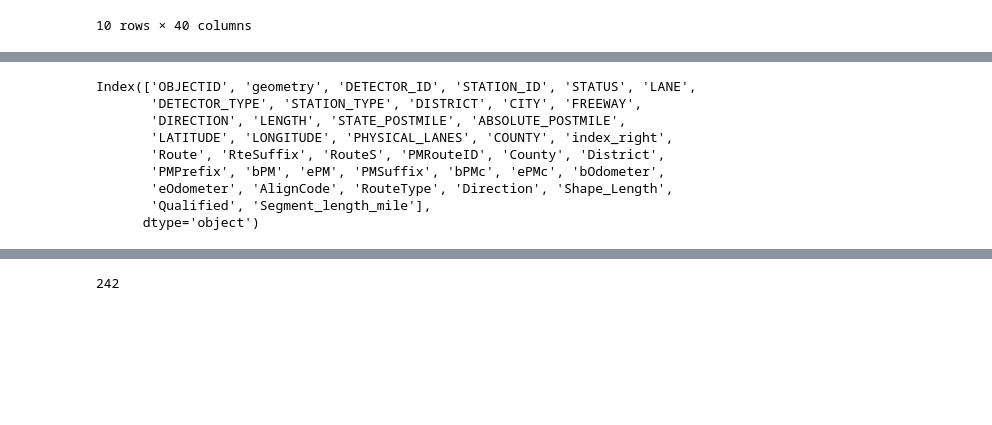
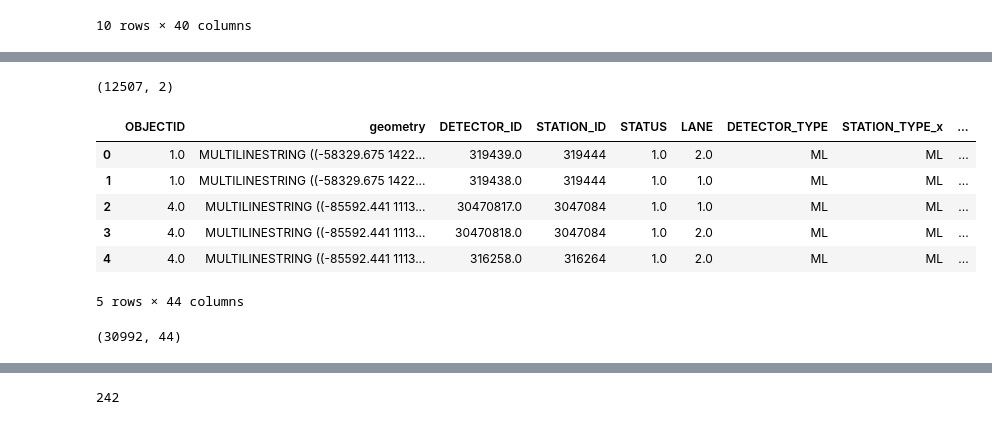
Before and after one commit to mmmiah/PeMS-Coverage, a Jupyter notebook: PeMS Coverage.ipynb, the cells around one changed output, grey strips where cells are left out. Saved outputs shown, nothing was run; the diff lists cells and outputs as text; code cells hidden in the pictures; blank space fills up the shorter version.

```diff
--- a/PeMS Coverage.ipynb
+++ b/PeMS Coverage.ipynb
@@ -357,0 +362,9 @@ shs_pems_meta_joined2.head(10)
+# %%
+# read addt for 2024 that is calculated based on 2023 data
+aadt=pd.read_csv('2024_aadt.csv')
+aadt1=aadt[['STATION_ID', 'STATION_TYPE','AADT_1']]
+aadt1.rename(columns={'AADT_1':'AADT'},inplace=True)
+# same station was located in two different counties, lets take a single average aadt
+average_aadt = aadt1.groupby(['STATION_ID', 'STATION_TYPE'])['AADT'].mean().reset_index()
+average_aadt['AADT_Thousands']=average_aadt['AADT']/1000
+average_aadt.head()
@@ -357,0 +382,8 @@ shs_pems_meta_joined2.head(10)
+# %%
+shs_pems_meta_joined3=pd.merge(shs_pems_meta_joined2,average_aadt, on=['STATION_ID'], how='outer')
+
+# Filter to match the shape of shs_pems_meta_joined2
+shs_pems_meta_joined3 = shs_pems_meta_joined3.loc[
+    shs_pems_meta_joined3['STATION_ID'].isin(shs_pems_meta_joined2['STATION_ID'])
+]
+shs_pems_meta_joined3.shape
@@ -357,0 +392,6 @@ shs_pems_meta_joined2.head(10)
+# %%
+# read detector status
+detector_status=pd.read_csv('detector_yearly_status.csv')
+detector_status1=detector_status[['STATION_ID','PCT_GOOD_DETECTOR']]
+detector_status2 = detector_status1.groupby(['STATION_ID'])['PCT_GOOD_DETECTOR'].mean().reset_index()
+detector_status2.head()
@@ -358,14 +417,26 @@ shs_pems_meta_joined2.head(10)
+# %%
+detector_status2.shape
+# %% [output]
+(12507, 2)
+# %%
+shs_pems_meta_joined4=pd.merge(shs_pems_meta_joined3,detector_status2, on=['STATION_ID'], how='outer')
+
+# Filter to match the shape of shs_pems_meta_joined2
+shs_pems_meta_joined5 = shs_pems_meta_joined4.loc[
+    shs_pems_meta_joined4['STATION_ID'].isin(shs_pems_meta_joined2['STATION_ID'])
+]
+shs_pems_meta_joined5.head()
+# %% [output]
+|  | OBJECTID | geometry | DETECTOR_ID | STATION_ID | STATUS | LANE | DETECTOR_TYPE | STATION_TYPE_x | ... |
+| 0 | 1.0 | MULTILINESTRING ((-58329.675 1422... | 319439.0 | 319444 | 1.0 | 2.0 | ML | ML | ... |
+| 1 | 1.0 | MULTILINESTRING ((-58329.675 1422... | 319438.0 | 319444 | 1.0 | 1.0 | ML | ML | ... |
+| 2 | 4.0 | MULTILINESTRING ((-85592.441 1113... | 30470817.0 | 3047084 | 1.0 | 1.0 | ML | ML | ... |
+| 3 | 4.0 | MULTILINESTRING ((-85592.441 1113... | 30470818.0 | 3047084 | 1.0 | 2.0 | ML | ML | ... |
+| 4 | 4.0 | MULTILINESTRING ((-85592.441 1113... | 316258.0 | 316264 | 1.0 | 2.0 | ML | ML | ... |
+5 rows × 44 columns
 # %%
-shs_pems_meta_joined2.columns
+shs_pems_meta_joined5.shape
 # %% [output]
-Index(['OBJECTID', 'geometry', 'DETECTOR_ID', 'STATION_ID', 'STATUS', 'LANE',
-       'DETECTOR_TYPE', 'STATION_TYPE', 'DISTRICT', 'CITY', 'FREEWAY',
-       'DIRECTION', 'LENGTH', 'STATE_POSTMILE', 'ABSOLUTE_POSTMILE',
-       'LATITUDE', 'LONGITUDE', 'PHYSICAL_LANES', 'COUNTY', 'index_right',
-       'Route', 'RteSuffix', 'RouteS', 'PMRouteID', 'County', 'District',
-       'PMPrefix', 'bPM', 'ePM', 'PMSuffix', 'bPMc', 'ePMc', 'bOdometer',
-       'eOdometer', 'AlignCode', 'RouteType', 'Direction', 'Shape_Length',
-       'Qualified', 'Segment_length_mile'],
-      dtype='object')
+(30992, 44)
 # %%
 # Group by the specified columns and apply count for DETECTOR_ID and mean for Segment_length_mile
```
Also changed, not shown: parts of 20 cells of this notebook.
